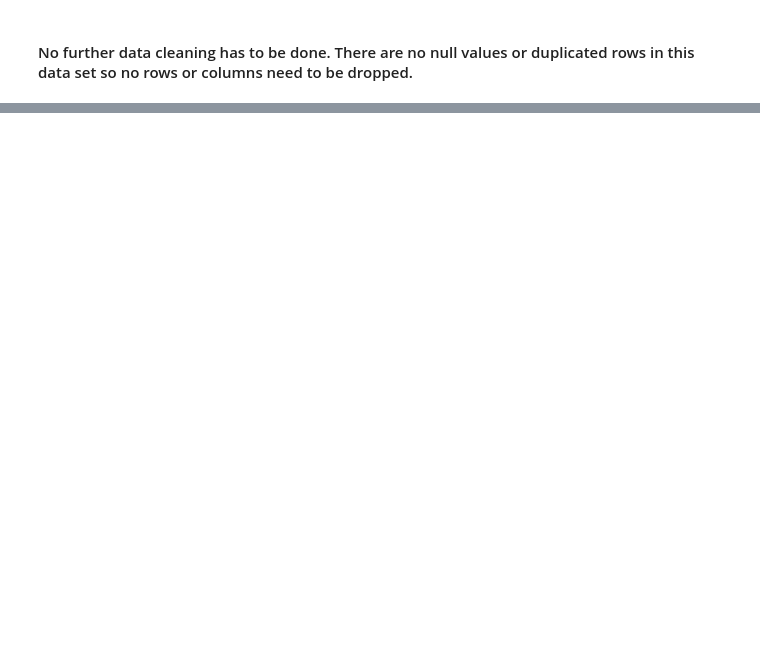
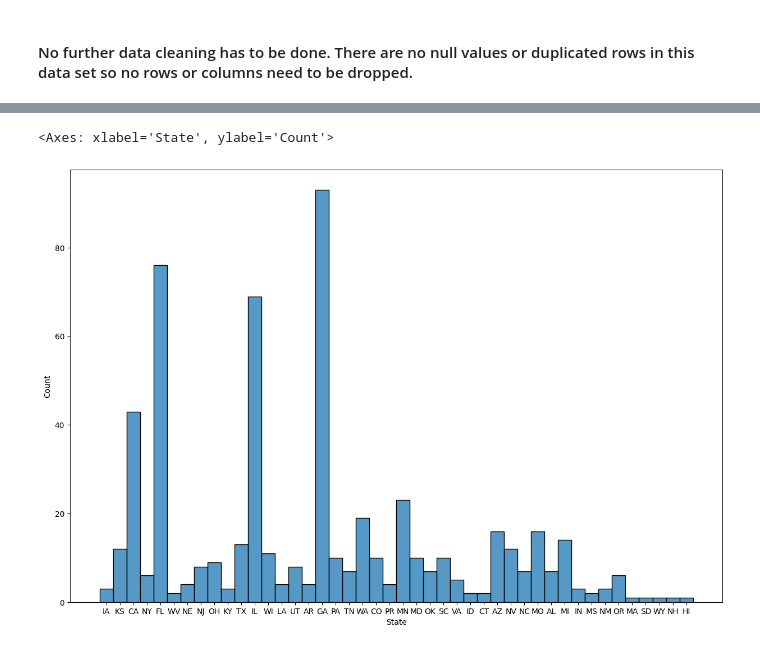
Before and after one commit to lmoceri723/Failed-Bank-Analysis, a Jupyter notebook: dataanalysis.ipynb, the cells around one changed output, grey strips where cells are left out. Drawn from its saved outputs; the diff is of its cells as text; code cells hidden in the pictures; blank space fills up the shorter version.

```diff
--- a/dataanalysis.ipynb
+++ b/dataanalysis.ipynb
@@ -88,0 +155,6 @@ df = df.rename(columns=name_dict)
+# %%
+# Separate the coordinates into two columns
+df["Latitude"] = df["Coordinates"].map(lambda x: x[0])
+df["Longitude"] = df["Coordinates"].map(lambda x: x[1])
+
+df.head(10)
@@ -88,0 +175,4 @@ df = df.rename(columns=name_dict)
+# %%
+# Use the pandas to_datetime function to convert the "Closing Date" column to a datetime object
+df["Closing Date"] = pd.to_datetime(df["Closing Date"])
+df.head(5)
@@ -88,0 +194,21 @@ df = df.rename(columns=name_dict)
+# %%
+# Create a dictionary to map states to regions
+# Generated with CoPilot
+regions = {
+    "Northeast" : ["CT", "ME", "MA", "NH", "RI", "VT", "NJ", "NY", "PA"],
+    "Midwest" : ["IL", "IN", "MI", "OH", "WI", "IA", "KS", "MN", "MO", "NE", "ND", "SD"],
+    "Southeast" : ["DE", "FL", "GA", "MD", "NC", "SC", "VA", "DC", "WV"],
+    "South" : ["AL", "KY", "MS", "TN", "AR", "LA", "OK", "TX"],
+    "West" : ["AZ", "CO", "ID", "MT", "NV", "NM", "UT", "WY", "AK", "CA", "HI", "OR", "WA"]
+}
+
+# Create a function to map the state to the region
+def format_region(abbr):
+    for key in regions:
+        if abbr in regions[key]:
+            return key
+    return "Other"
+
+# Map the state to the region
+df["Region"] = df["State"].map(format_region)
+df.head(5)
@@ -89,3 +222,12 @@ df = df.rename(columns=name_dict)
+# %%
+# Check for "Other" values
+df.loc[df["Region"] == "Other"]
+
+# These values are valid and should be kept as they are Puerto Rican and not null values
+
+# Rename "Other" to "Puerto Rico"
+# Help recieved from tbone's thread on stackoverflow
+df["Region"] = df["Region"].replace("Other", "Puerto Rico")
 # %% [markdown]
 ####  No further data cleaning has to be done. There are no null values or duplicated rows in this data set so no rows or columns need to be dropped.
 # %% [markdown]
@@ -124,0 +244,7 @@ came to.
+# %%
+# Create a histplot of the failed banks by state and only show the top 10 states
+plt.figure(figsize=(15, 10))
+sns.histplot(df["State"])
+# %% [output]
+<Axes: xlabel='State', ylabel='Count'>
+[figure, added]
```
Also changed, not shown: parts of 37 cells of this notebook, 1 other file.
